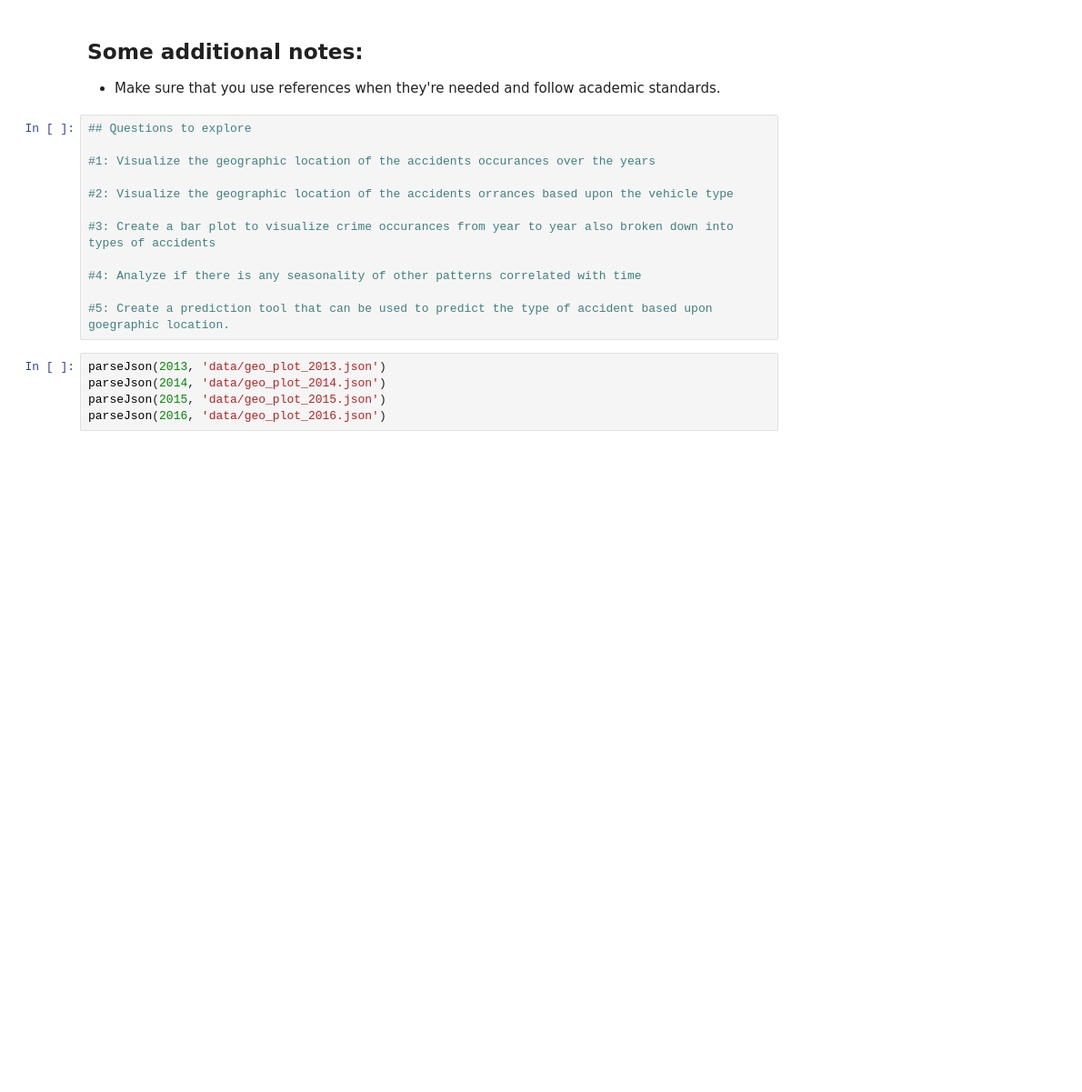
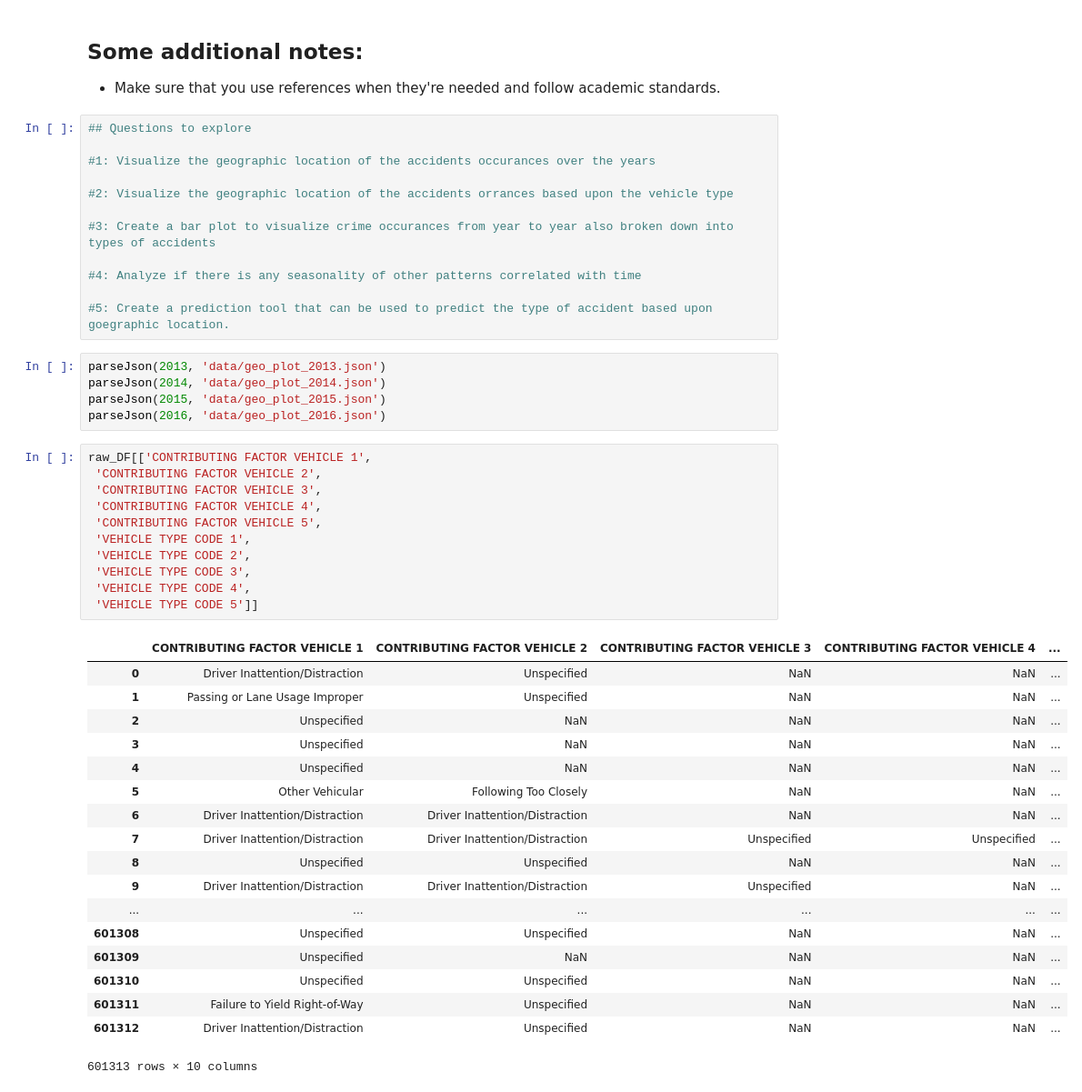
Before and after one commit to titanbender/titanbender.github.io, a Jupyter notebook: Final_project.ipynb, the cells around one changed output. Shown at 91% size. Drawn from its saved outputs; the diff is of its cells as text; blank space fills up the shorter version.

```diff
--- a/Final_project.ipynb
+++ b/Final_project.ipynb
@@ -278,3 +326,33 @@ parseJson(2013, 'data/geo_plot_2013.json')
 parseJson(2014, 'data/geo_plot_2014.json')
 parseJson(2015, 'data/geo_plot_2015.json')
 parseJson(2016, 'data/geo_plot_2016.json')
+# %%
+raw_DF[['CONTRIBUTING FACTOR VEHICLE 1',
+ 'CONTRIBUTING FACTOR VEHICLE 2',
+ 'CONTRIBUTING FACTOR VEHICLE 3',
+ 'CONTRIBUTING FACTOR VEHICLE 4',
+ 'CONTRIBUTING FACTOR VEHICLE 5',
+ 'VEHICLE TYPE CODE 1',
+ 'VEHICLE TYPE CODE 2',
+ 'VEHICLE TYPE CODE 3',
+ 'VEHICLE TYPE CODE 4',
+ 'VEHICLE TYPE CODE 5']]
+# %% [output]
+|  | CONTRIBUTING FACTOR VEHICLE 1 | CONTRIBUTING FACTOR VEHICLE 2 | CONTRIBUTING FACTOR VEHICLE 3 | CONTRIBUTING FACTOR VEHICLE 4 | ... |
+| 0 | Driver Inattention/Distraction | Unspecified | NaN | NaN | ... |
+| 1 | Passing or Lane Usage Improper | Unspecified | NaN | NaN | ... |
+| 2 | Unspecified | NaN | NaN | NaN | ... |
+| 3 | Unspecified | NaN | NaN | NaN | ... |
+| 4 | Unspecified | NaN | NaN | NaN | ... |
+| 5 | Other Vehicular | Following Too Closely | NaN | NaN | ... |
+| 6 | Driver Inattention/Distraction | Driver Inattention/Distraction | NaN | NaN | ... |
+| 7 | Driver Inattention/Distraction | Driver Inattention/Distraction | Unspecified | Unspecified | ... |
+| 8 | Unspecified | Unspecified | NaN | NaN | ... |
+| 9 | Driver Inattention/Distraction | Driver Inattention/Distraction | Unspecified | NaN | ... |
+| ... | ... | ... | ... | ... | ... |
+| 601308 | Unspecified | Unspecified | NaN | NaN | ... |
+| 601309 | Unspecified | NaN | NaN | NaN | ... |
+| 601310 | Unspecified | Unspecified | NaN | NaN | ... |
+| 601311 | Failure to Yield Right-of-Way | Unspecified | NaN | NaN | ... |
+| 601312 | Driver Inattention/Distraction | Unspecified | NaN | NaN | ... |
+601313 rows × 10 columns
```
Also changed, not shown: parts of 5 cells of this notebook, 8 other files.
